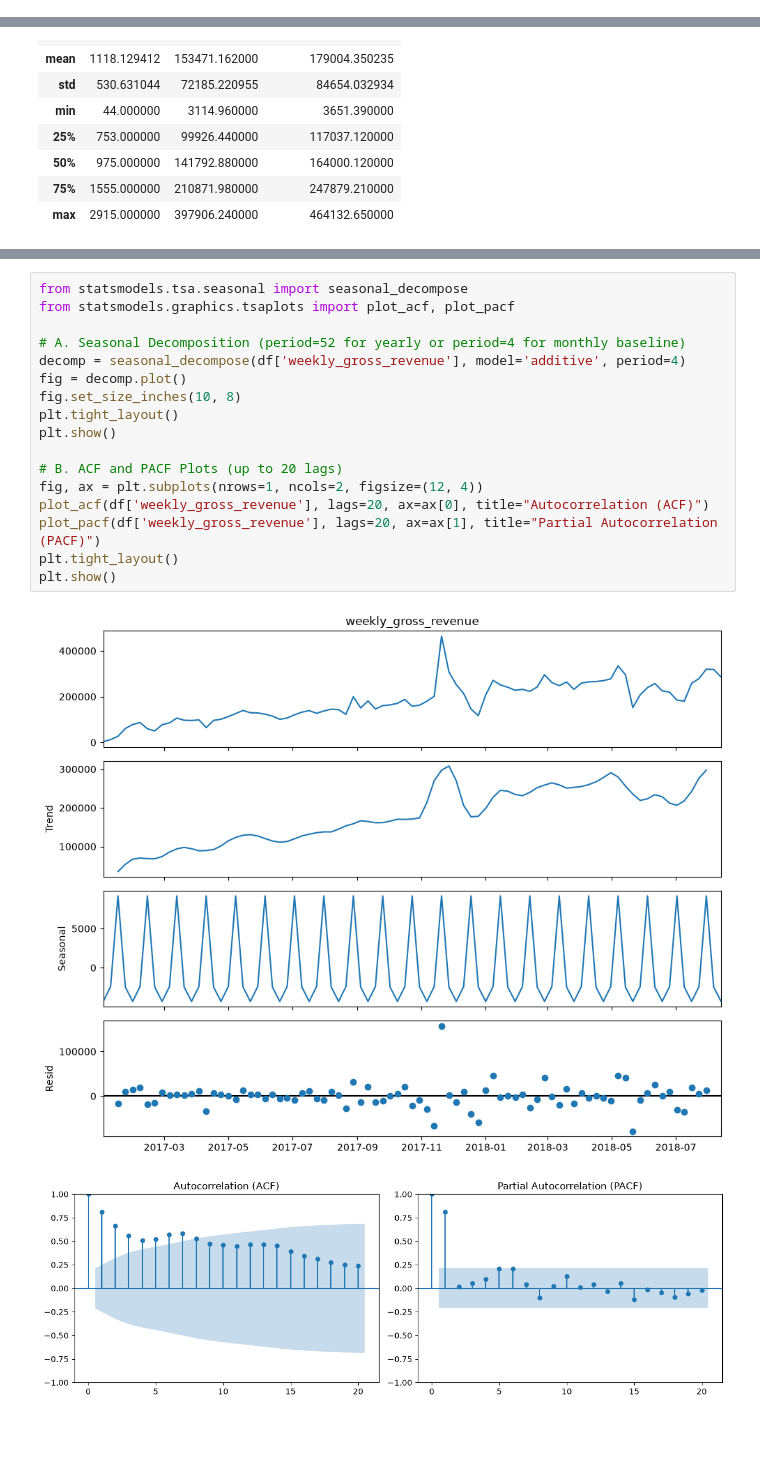
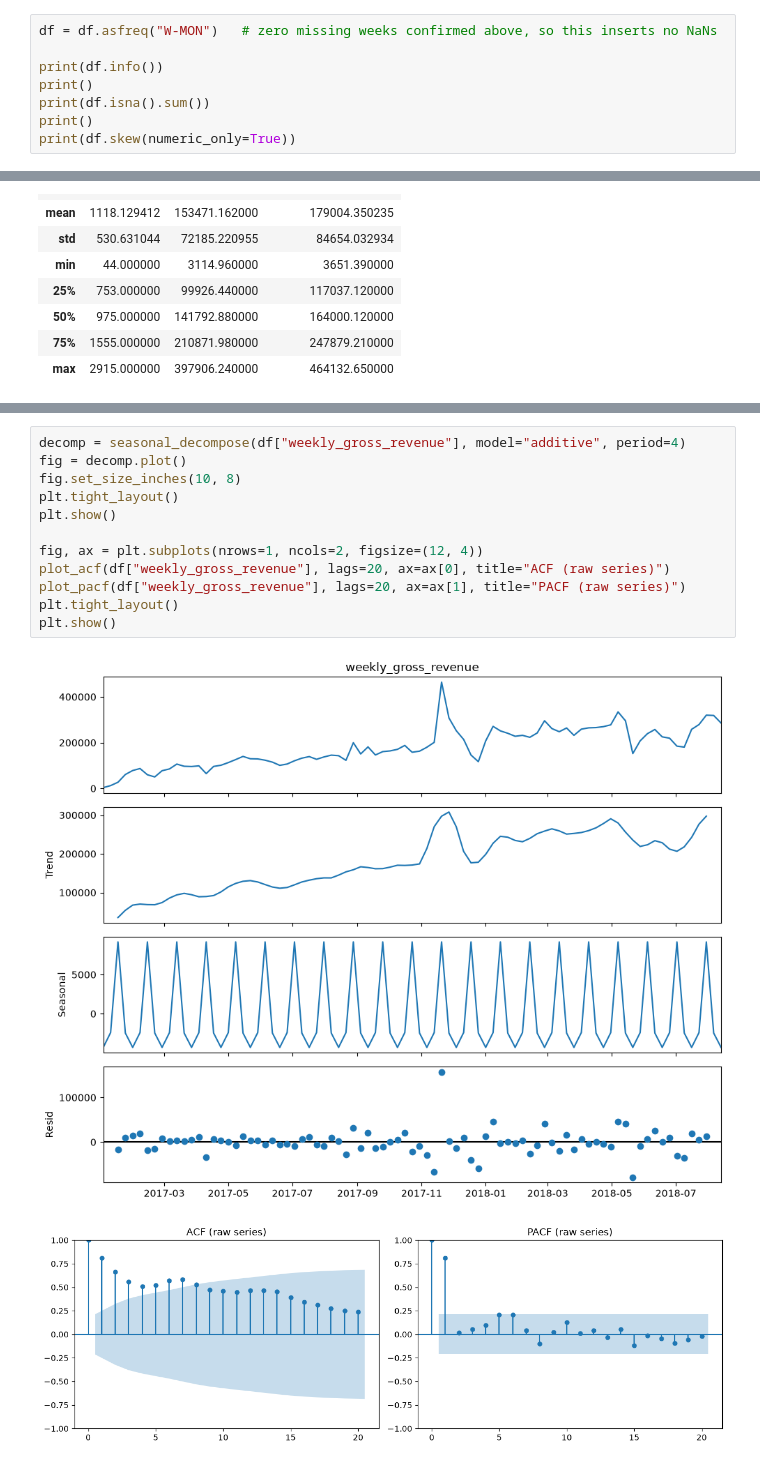
Before and after one commit to ttsuikw/data-analytic-project, a Jupyter notebook: ml/time_series.ipynb, the cells around one changed output, grey strips where cells are left out. Cells and saved outputs as stored; diff of their text form; blank space fills up the shorter version.

```diff
--- a/ml/time_series.ipynb
+++ b/ml/time_series.ipynb
@@ -91,0 +156,8 @@ None
+# %%
+df = df.asfreq("W-MON")   # zero missing weeks confirmed above, so this inserts no NaNs
+
+print(df.info())
+print()
+print(df.isna().sum())
+print()
+print(df.skew(numeric_only=True))
@@ -222,20 +270,15 @@ The periodogram on the differenced series shows no clearly isolated dominant fre
 # %%
-from statsmodels.tsa.seasonal import seasonal_decompose
-from statsmodels.graphics.tsaplots import plot_acf, plot_pacf
-
-# A. Seasonal Decomposition (period=52 for yearly or period=4 for monthly baseline)
-decomp = seasonal_decompose(df['weekly_gross_revenue'], model='additive', period=4)
+decomp = seasonal_decompose(df["weekly_gross_revenue"], model="additive", period=4)
 fig = decomp.plot()
 fig.set_size_inches(10, 8)
 plt.tight_layout()
 plt.show()
 
-# B. ACF and PACF Plots (up to 20 lags)
 fig, ax = plt.subplots(nrows=1, ncols=2, figsize=(12, 4))
-plot_acf(df['weekly_gross_revenue'], lags=20, ax=ax[0], title="Autocorrelation (ACF)")
-plot_pacf(df['weekly_gross_revenue'], lags=20, ax=ax[1], title="Partial Autocorrelation (PACF)")
+plot_acf(df["weekly_gross_revenue"], lags=20, ax=ax[0], title="ACF (raw series)")
+plot_pacf(df["weekly_gross_revenue"], lags=20, ax=ax[1], title="PACF (raw series)")
 plt.tight_layout()
 plt.show()
 # %% [output]
 [figure]
-[figure, old version]
+[figure, new version]
```
Also changed, not shown: parts of 47 cells of this notebook.
